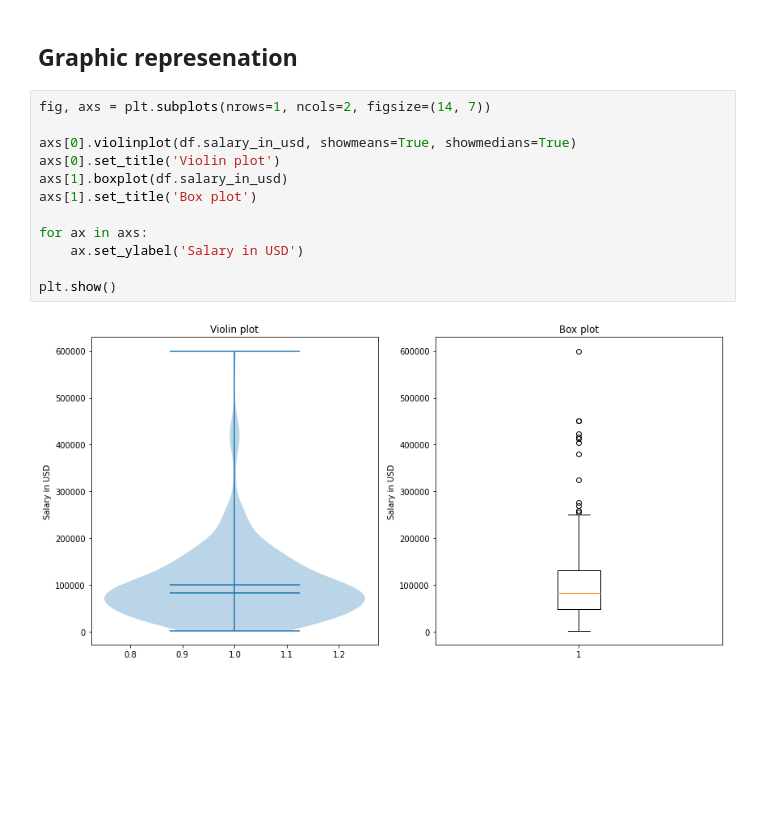
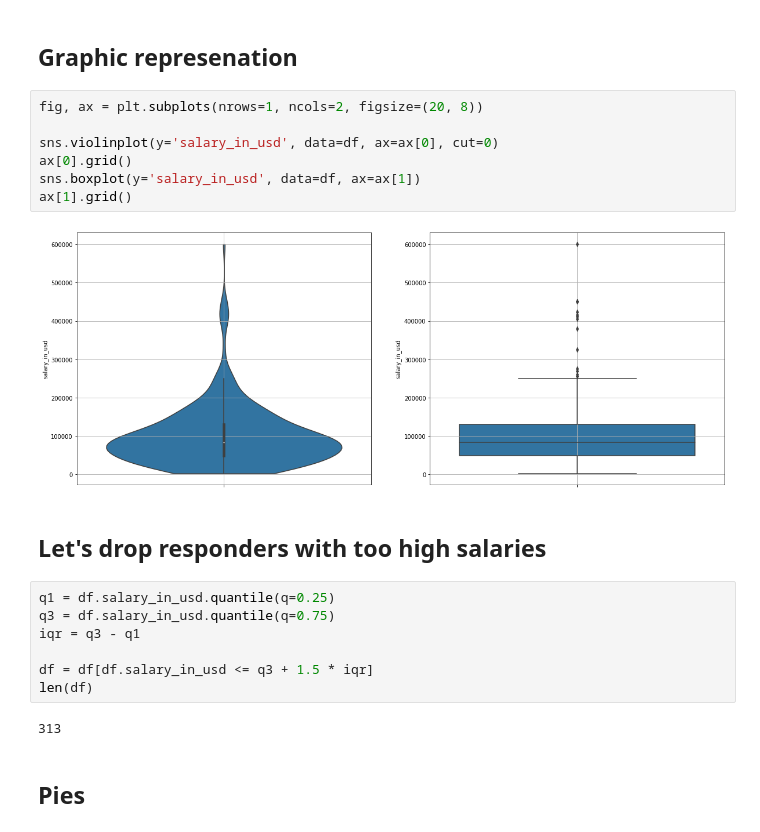
Before and after one commit to elna4os/ai-jobs-net-report, a Jupyter notebook: EDA.ipynb, the cells around one changed output. Drawn from its saved outputs; the diff is of its cells as text; blank space fills up the shorter version.

```diff
--- a/EDA.ipynb
+++ b/EDA.ipynb
@@ -105,16 +80,24 @@ Name: salary_in_usd, dtype: float64
 # %% [markdown]
 ## Graphic represenation
 # %%
-fig, axs = plt.subplots(nrows=1, ncols=2, figsize=(14, 7))
+fig, ax = plt.subplots(nrows=1, ncols=2, figsize=(20, 8))
 
-axs[0].violinplot(df.salary_in_usd, showmeans=True, showmedians=True)
-axs[0].set_title('Violin plot')
-axs[1].boxplot(df.salary_in_usd)
-axs[1].set_title('Box plot')
-
-for ax in axs:
-    ax.set_ylabel('Salary in USD')
-
-plt.show()
+sns.violinplot(y='salary_in_usd', data=df, ax=ax[0], cut=0)
+ax[0].grid()
+sns.boxplot(y='salary_in_usd', data=df, ax=ax[1])
+ax[1].grid()
 # %% [output]
-[figure, old version]
+[figure, new version]
+# %% [markdown]
+## Let's drop responders with too high salaries
+# %%
+q1 = df.salary_in_usd.quantile(q=0.25)
+q3 = df.salary_in_usd.quantile(q=0.75)
+iqr = q3 - q1
+
+df = df[df.salary_in_usd <= q3 + 1.5 * iqr]
+len(df)
+# %% [output]
+313
+# %% [markdown]
+## Pies
```
Also changed, not shown: parts of 22 cells of this notebook, 2 other files.
